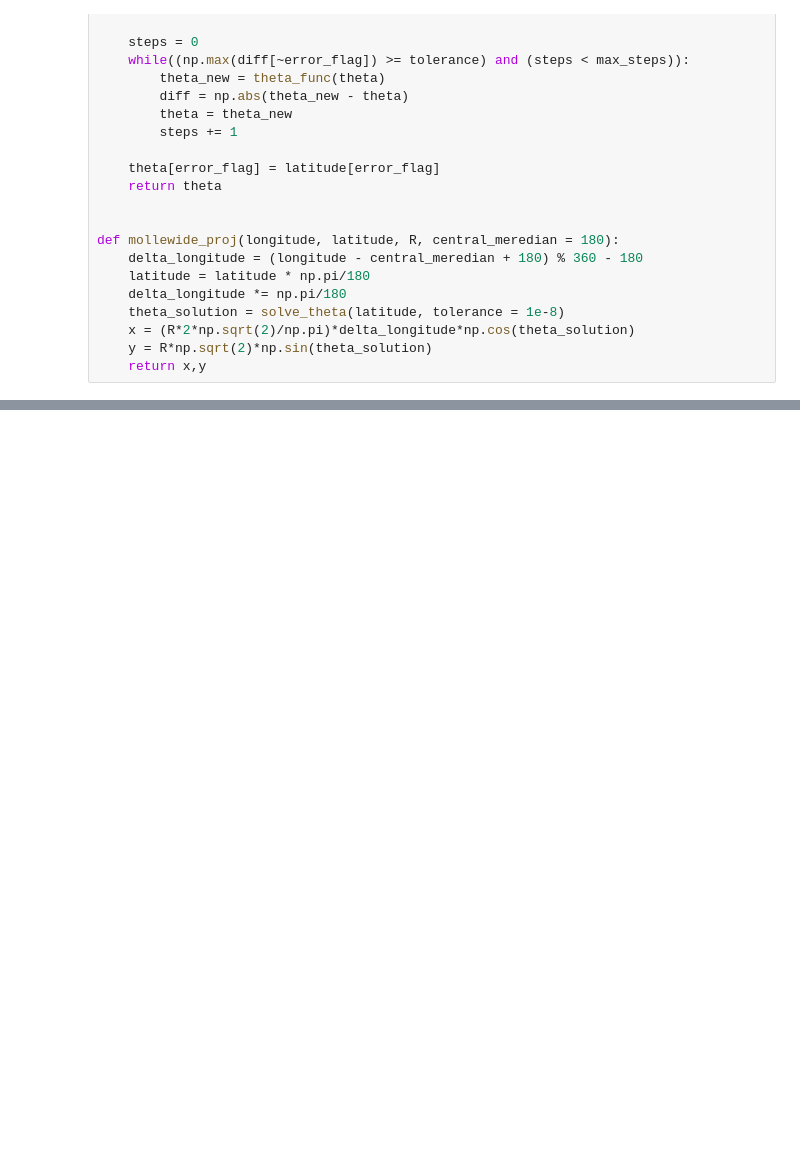
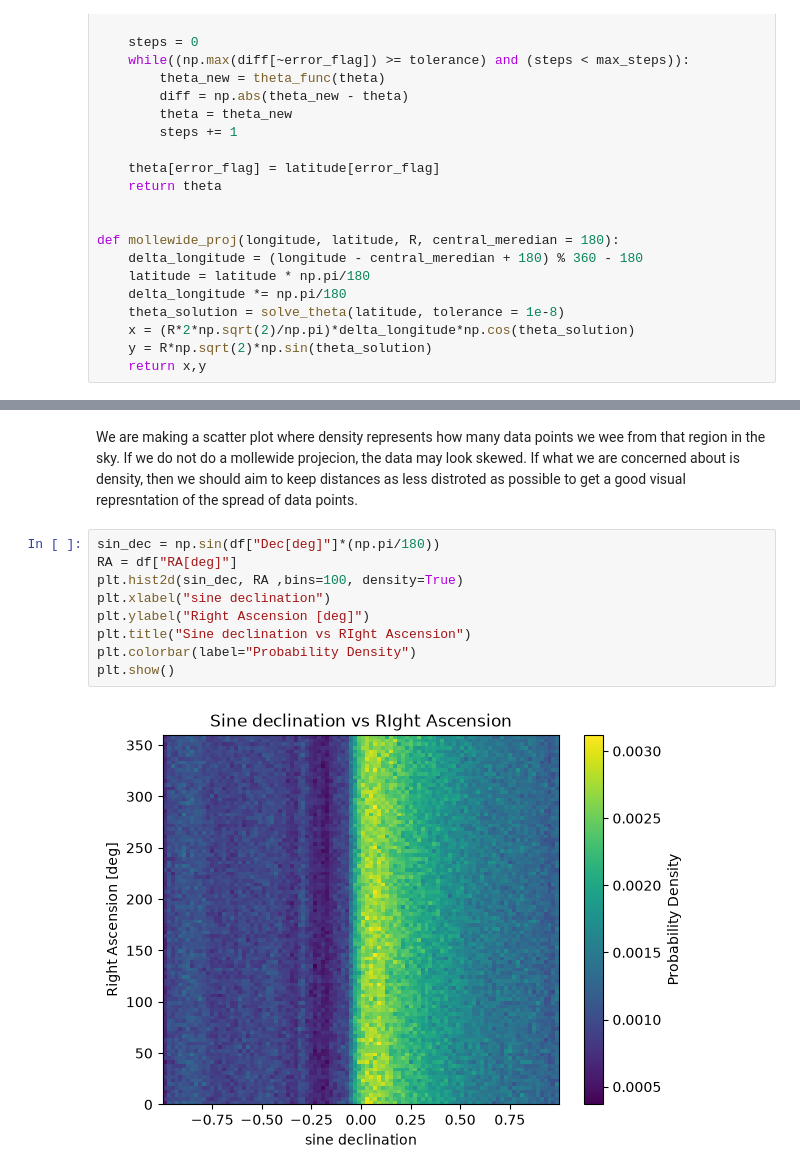
Before and after one commit to vigneshK0404/Data_Science_Projects, a Jupyter notebook: Project_1_Karthikeyan.ipynb, the cells around one changed output, grey strips where cells are left out. Drawn from its saved outputs; the diff is of its cells as text; blank space fills up the shorter version.

```diff
--- a/Project_1_Karthikeyan.ipynb
+++ b/Project_1_Karthikeyan.ipynb
@@ -134,0 +136,13 @@ plt.show()
+# %% [markdown]
+We are making a scatter plot where density represents how many data points we wee from that region in the sky. If we do not do a mollewide projecion, the data may look skewed. If what we are concerned about is density, then we should aim to keep distances as less distroted as possible to get a good visual represntation of the spread of data points.
+# %%
+sin_dec = np.sin(df["Dec[deg]"]*(np.pi/180))
+RA = df["RA[deg]"]
+plt.hist2d(sin_dec, RA ,bins=100, density=True)
+plt.xlabel("sine declination")
+plt.ylabel("Right Ascension [deg]")
+plt.title("Sine declination vs RIght Ascension")
+plt.colorbar(label="Probability Density")
+plt.show()
+# %% [output]
+[figure, added]
```
Also changed, not shown: parts of 7 cells of this notebook.
